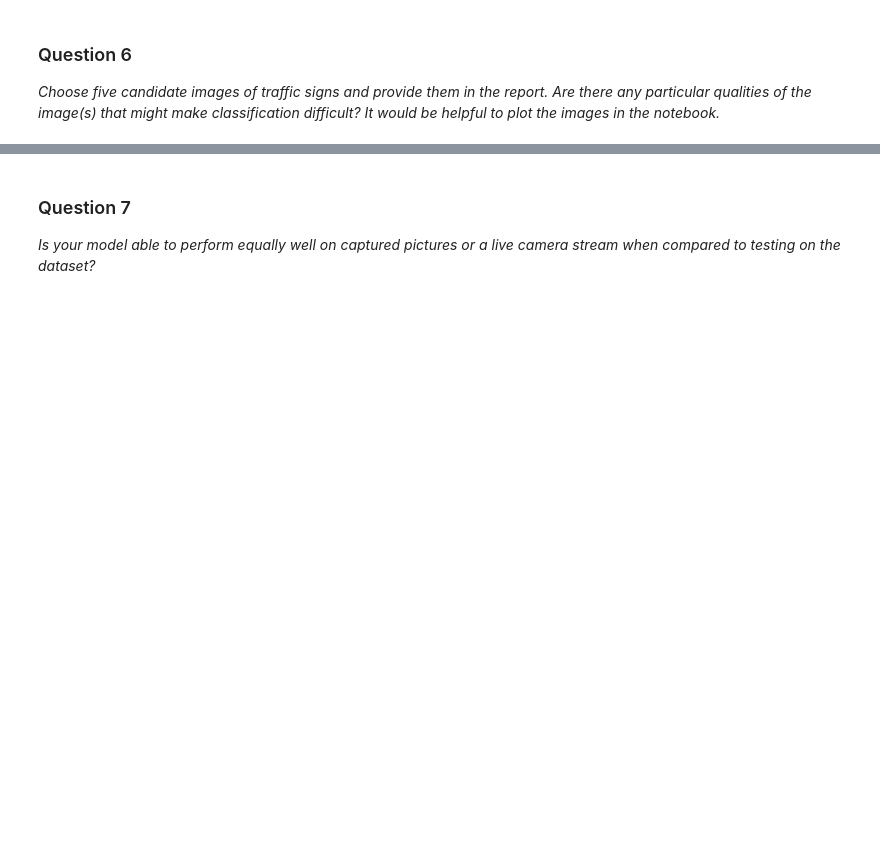
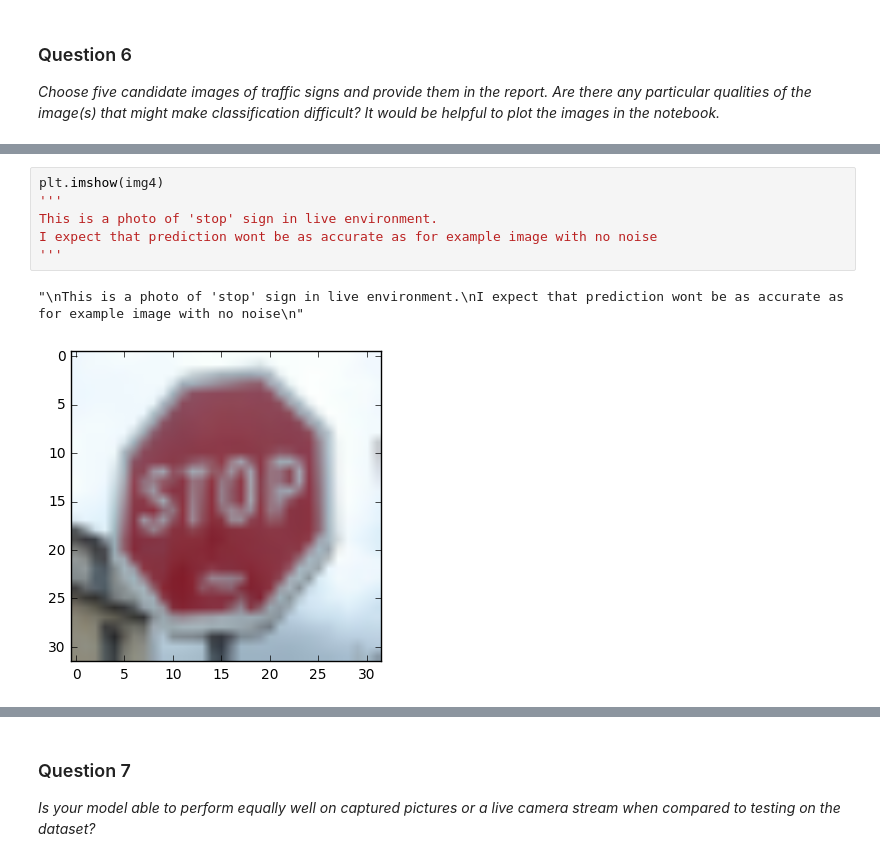
Before and after one commit to vshalaev/traffic-signs, a Jupyter notebook: Traffic_Signs_Recognition.ipynb, the cells around one changed output, grey strips where cells are left out. Drawn from its saved outputs; the diff is of its cells as text; blank space fills up the shorter version.

```diff
--- a/Traffic_Signs_Recognition.ipynb
+++ b/Traffic_Signs_Recognition.ipynb
@@ -421,0 +455,9 @@ Images I've took look quite different because: part of them are taken from examp
+# %%
+plt.imshow(img4)
+'''
+This is a photo of 'stop' sign in live environment.
+I expect that prediction wont be as accurate as for example image with no noise
+'''
+# %% [output]
+"\nThis is a photo of 'stop' sign in live environment.\nI expect that prediction wont be as accurate as for example image with no noise\n"
+[figure, added]
```
Also changed, not shown: parts of 20 cells of this notebook.
